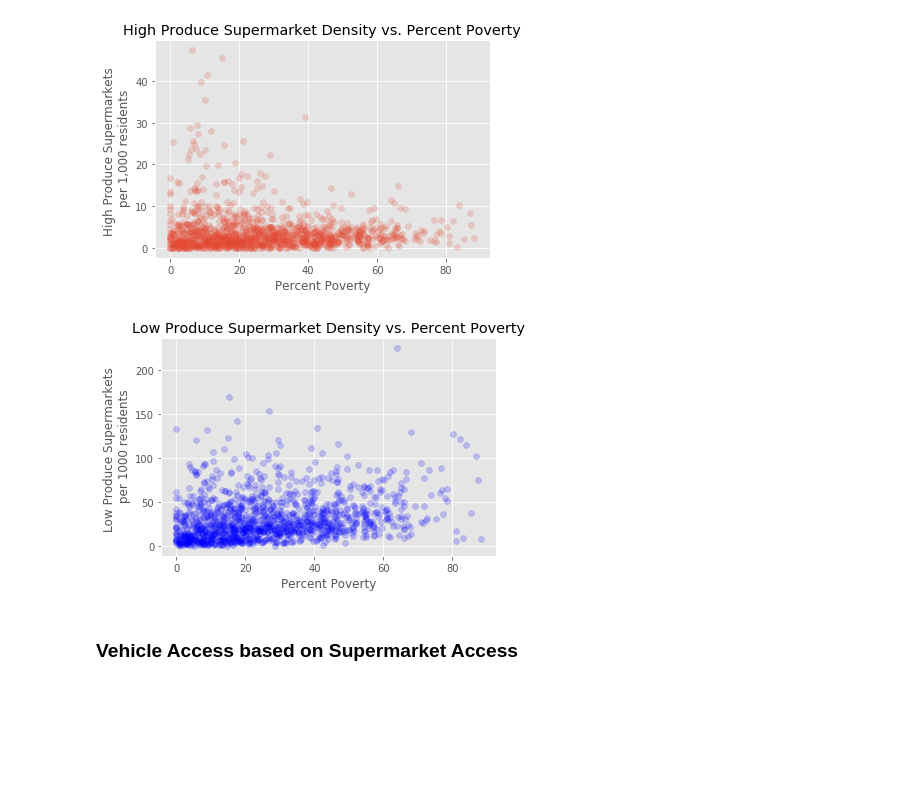
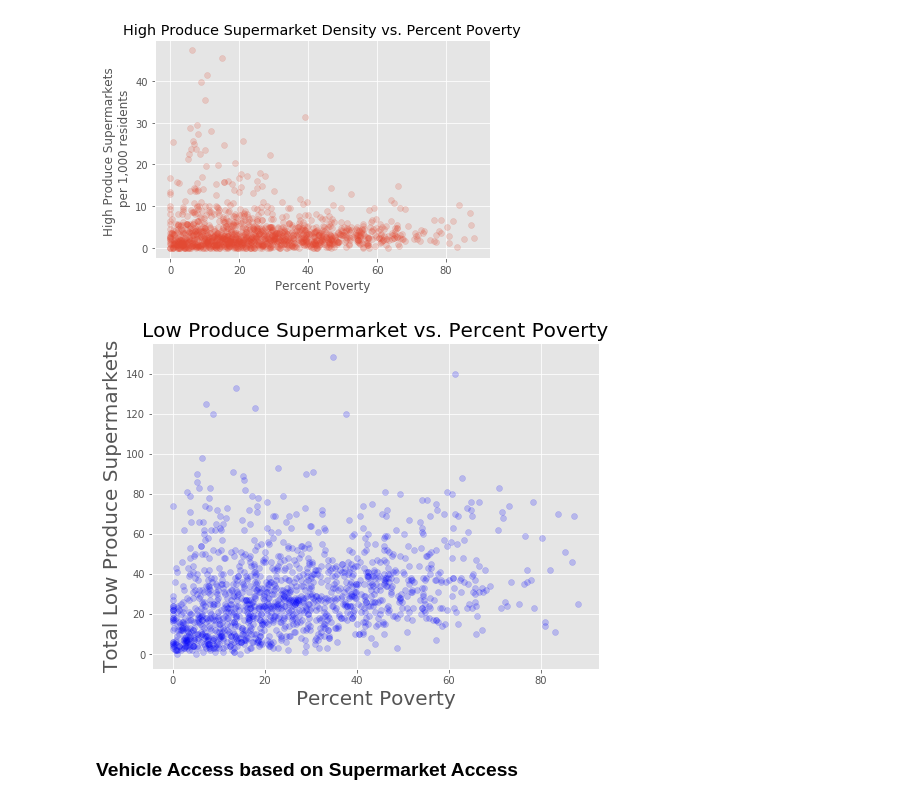
Before and after one commit to jamiewessels/Philly_Food_Access, a Jupyter notebook: notebooks/Exploratory_Data_Analysis.ipynb, the cells around one changed output. Saved outputs shown, nothing was run; the diff lists cells and outputs as text; code cells hidden in the pictures; blank space fills up the shorter version.

Commit message:
font sizes in graphs adjust

```diff
--- a/notebooks/Exploratory_Data_Analysis.ipynb
+++ b/notebooks/Exploratory_Data_Analysis.ipynb
@@ -478,13 +478,14 @@ ax.set_title('High Produce Supermarket Density vs. Percent Poverty');
 # %% [output]
 [figure]
 # %%
-fig, ax = plt.subplots()
-ax.scatter(df['pct_poverty'], df['lpss_per_1000'], alpha = 0.2, color = 'blue')
-ax.set_xlabel('Percent Poverty')
-ax.set_ylabel('Low Produce Supermarkets \n per 1000 residents')
-ax.set_title('Low Produce Supermarket Density vs. Percent Poverty');
+fig, ax = plt.subplots(figsize = (8,6))
+ax.scatter(df['pct_poverty'], df['tot_lpss'], alpha = 0.2, color = 'blue')
+ax.set_xlabel('Percent Poverty', fontsize = 20)
+ax.set_ylabel('Total Low Produce Supermarkets', fontsize = 20)
+ax.set_title('Low Produce Supermarket vs. Percent Poverty', fontsize = 20);
+fig.savefig('../images/scatter_tot_lpss.jpeg')
 # %% [output]
-[figure, old version]
+[figure, new version]
 # %% [markdown]
 ### Vehicle Access based on Supermarket Access
 # %%
```
Also changed, not shown: parts of 10 cells of this notebook, 13 other files.
